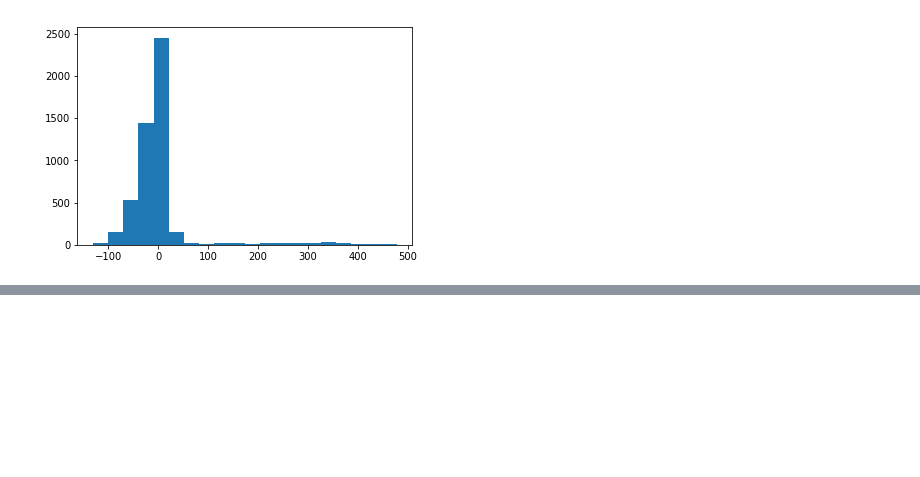
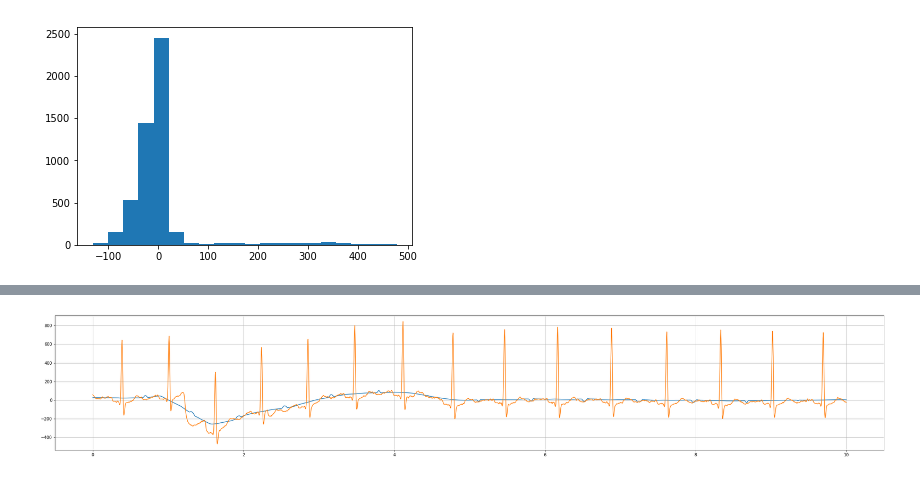
Before and after one commit to Hellinger/ECG-Manlio, a Jupyter notebook: ECG.ipynb, the cells around one changed output, grey strips where cells are left out. Saved outputs shown, nothing was run; the diff lists cells and outputs as text; code cells hidden in the pictures; blank space fills up the shorter version.

```diff
--- a/ECG.ipynb
+++ b/ECG.ipynb
@@ -65,0 +79,9 @@ TypeError: savgol_filter() missing 2 required positional arguments: 'window_leng
+# %%
+sg = scipy.signal.savgol_filter(ecg_signals[0,6,:], 333, 1)
+plt.figure(figsize=[36,6])
+plt.plot(t, sg)
+plt.plot(t, ecg_signals[0,6,:])
+#plt.plot(t, ecg_signals[0,6,:] - sg)
+plt.grid()
+# %% [output]
+[figure, added]
```
Also changed, not shown: parts of 7 cells of this notebook.
